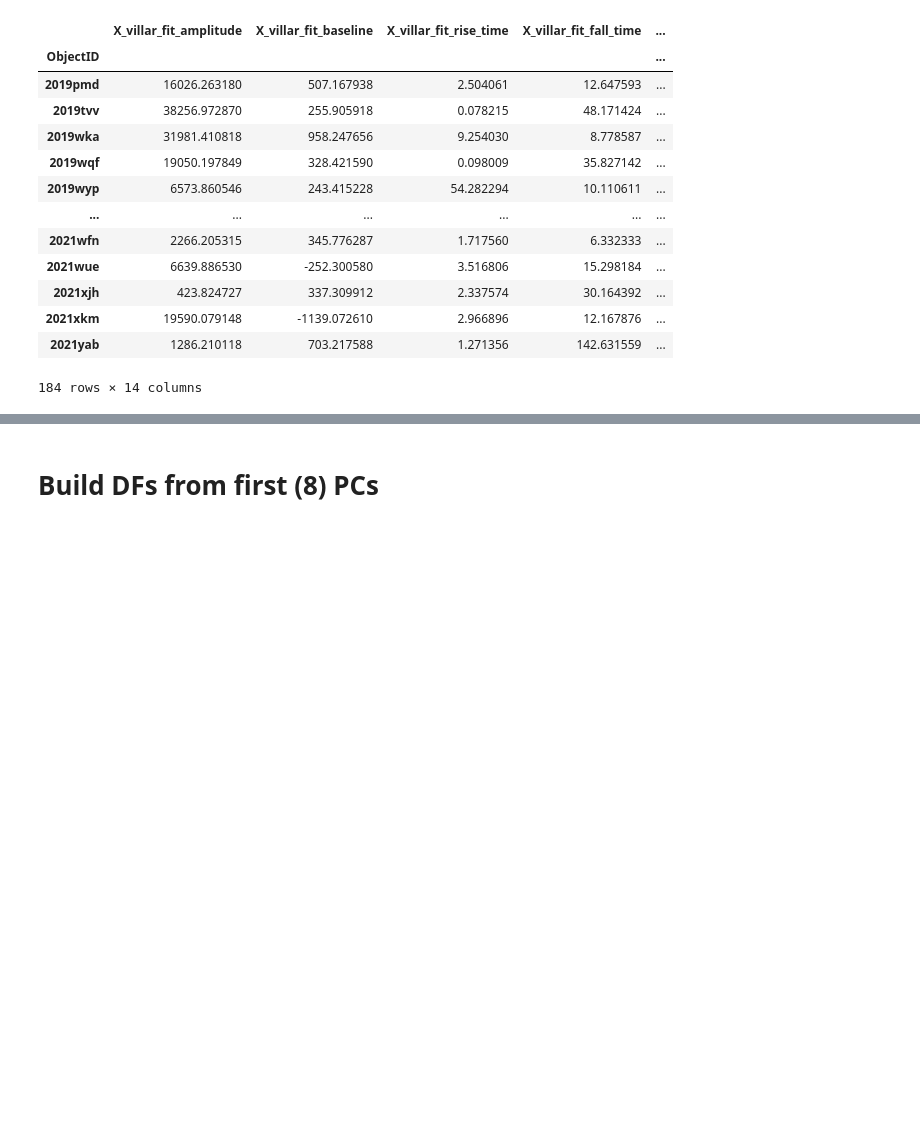
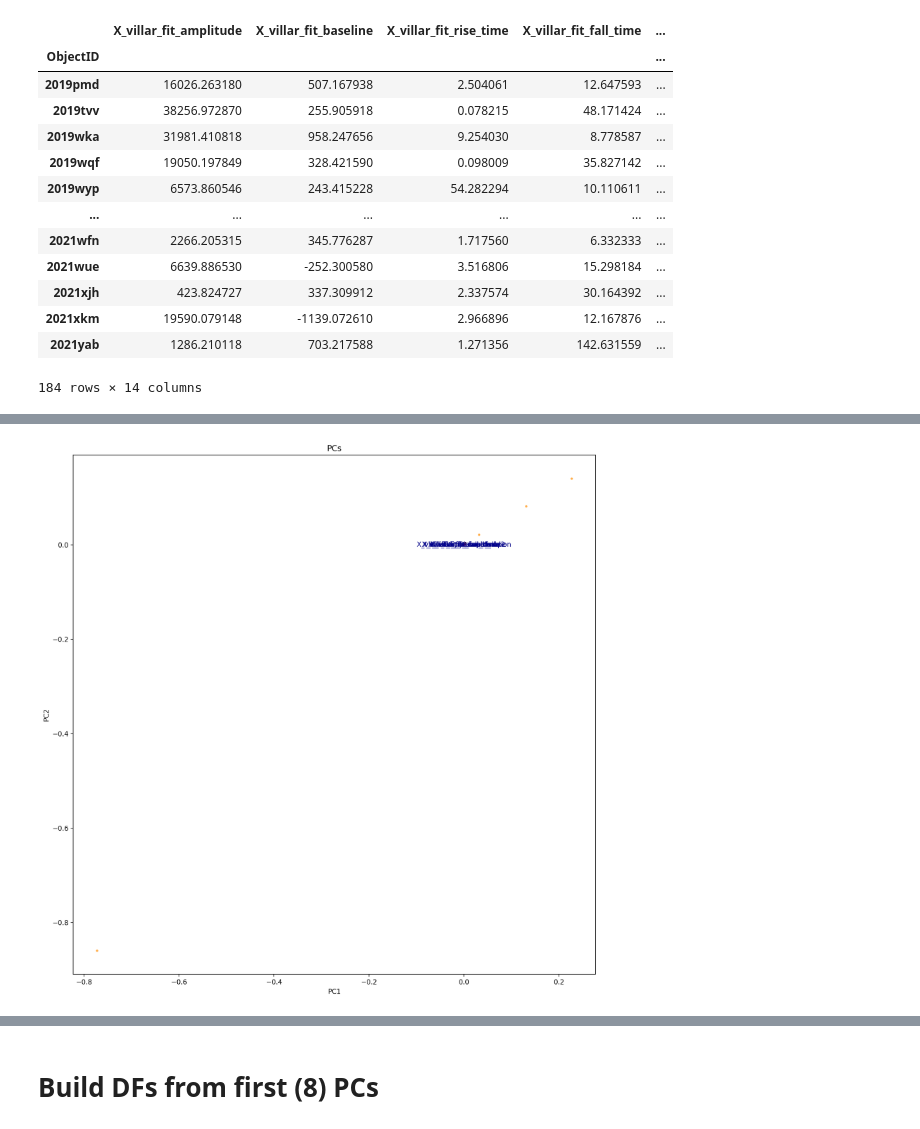
Before and after one commit to SammyS15/PGM_Project_2023, a Jupyter notebook: PCA_kdtree.ipynb, the cells around one changed output, grey strips where cells are left out. Drawn from its saved outputs; the diff is of its cells as text; code cells hidden in the pictures; blank space fills up the shorter version.

```diff
--- a/PCA_kdtree.ipynb
+++ b/PCA_kdtree.ipynb
@@ -148,0 +231,11 @@ def pcaplot(score, coeff, datacolor, dataframe):
+# %%
+fig, ax = plt.subplots(figsize=(14, 14))
+plt.xlabel("PC1")
+plt.ylabel("PC2")
+plt.title("PCs")
+
+pcaplot(pcs_X_real[:,0:2], np.transpose(coeff), 'darkorange', dataframe = fakes_df)
+#plt.savefig('./figures/pca_overlay_data.png', dpi=300, bbox_inches='tight')
+#Grouping means correleated. Further out means less coreleated
+# %% [output]
+[figure, added]
```
Also changed, not shown: parts of 10 cells of this notebook.
